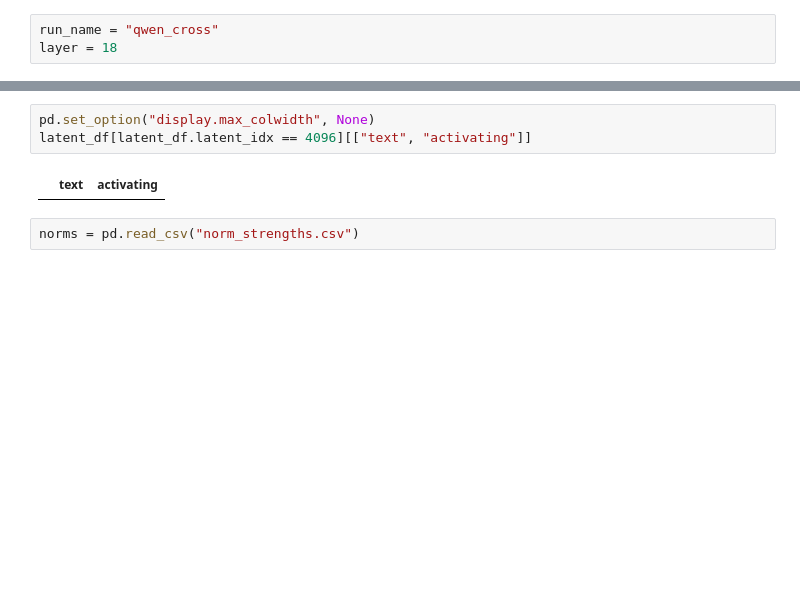
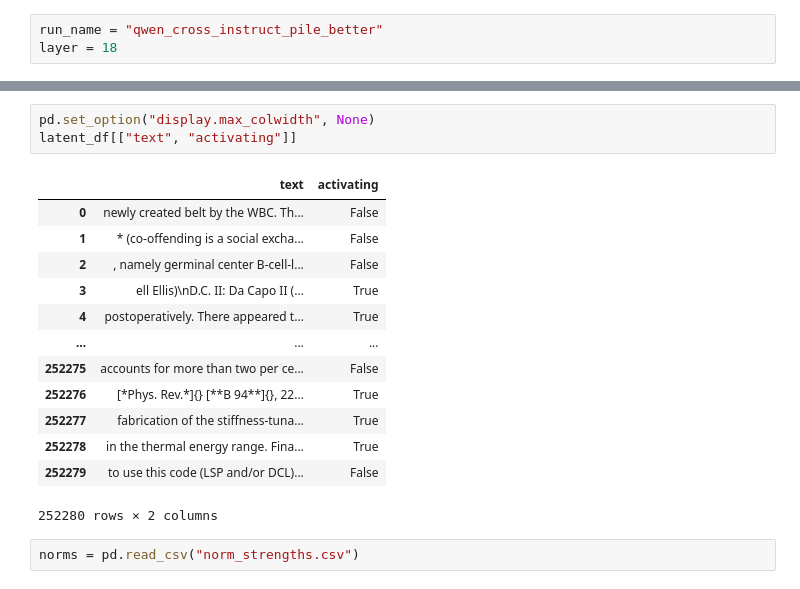
Before and after one commit to pmcurtin/model-crosscoders, a Jupyter notebook: interp/review_delphi_results.ipynb, the cells around one changed output, grey strips where cells are left out. Cells and saved outputs as stored; diff of their text form; blank space fills up the shorter version.

```diff
--- a/interp/review_delphi_results.ipynb
+++ b/interp/review_delphi_results.ipynb
@@ -6,7 +6,7 @@ import pandas as pd
 from tqdm import tqdm
 tqdm.pandas()
 # %%
-run_name = "qwen_cross"
+run_name = "qwen_cross_instruct_pile_better"
 layer = 18
 # %%
 scores_path = Path.cwd() / "results" / run_name / "scores"
@@ -83,8 +88,20 @@ metrics_by_pk.sort_values("f1", ascending=False)[:20]
 # %%
 pd.set_option("display.max_colwidth", None)
-latent_df[latent_df.latent_idx == 4096][["text", "activating"]]
+latent_df[["text", "activating"]]
 # %% [output]
 |  | text | activating |
+| 0 | newly created belt by the WBC. Th... | False |
+| 1 | * (co-offending is a social excha... | False |
+| 2 | , namely germinal center B-cell-l... | False |
+| 3 | ell Ellis)\nD.C. II: Da Capo II (... | True |
+| 4 | postoperatively. There appeared t... | True |
+| ... | ... | ... |
+| 252275 | accounts for more than two per ce... | False |
+| 252276 | [*Phys. Rev.*]{} [**B 94**]{}, 22... | True |
+| 252277 | fabrication of the stiffness-tuna... | True |
+| 252278 | in the thermal energy range. Fina... | True |
+| 252279 | to use this code (LSP and/or DCL)... | False |
+252280 rows × 2 columns
 # %%
 norms = pd.read_csv("norm_strengths.csv")
 # %%
```
Also changed, not shown: parts of 15 cells of this notebook, 3 other files.
